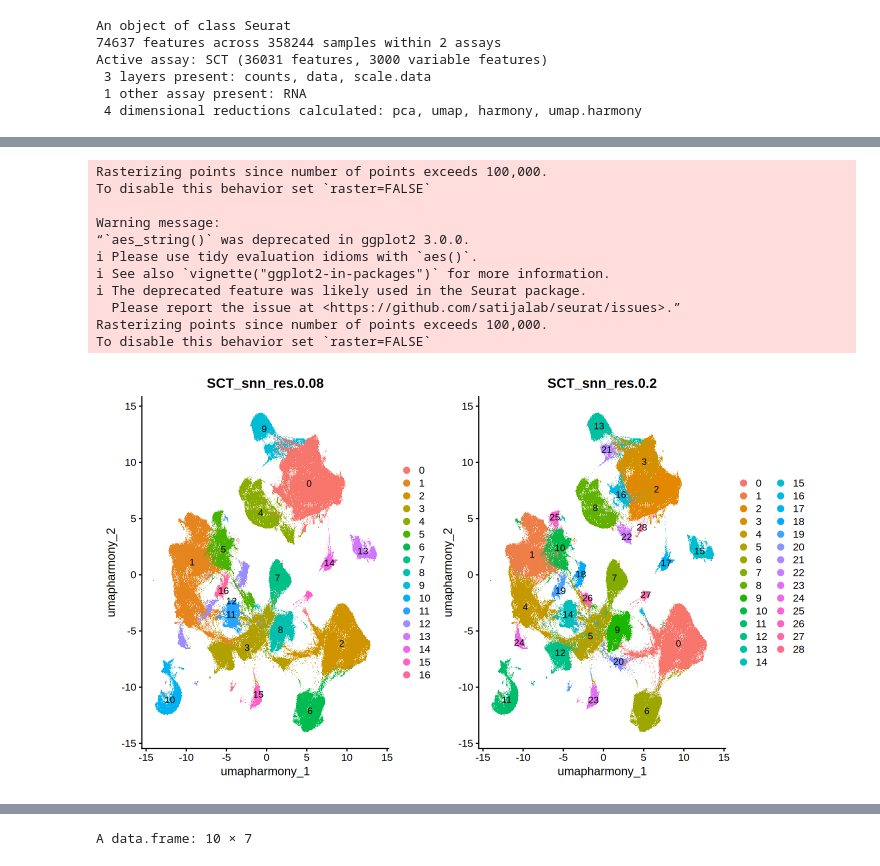
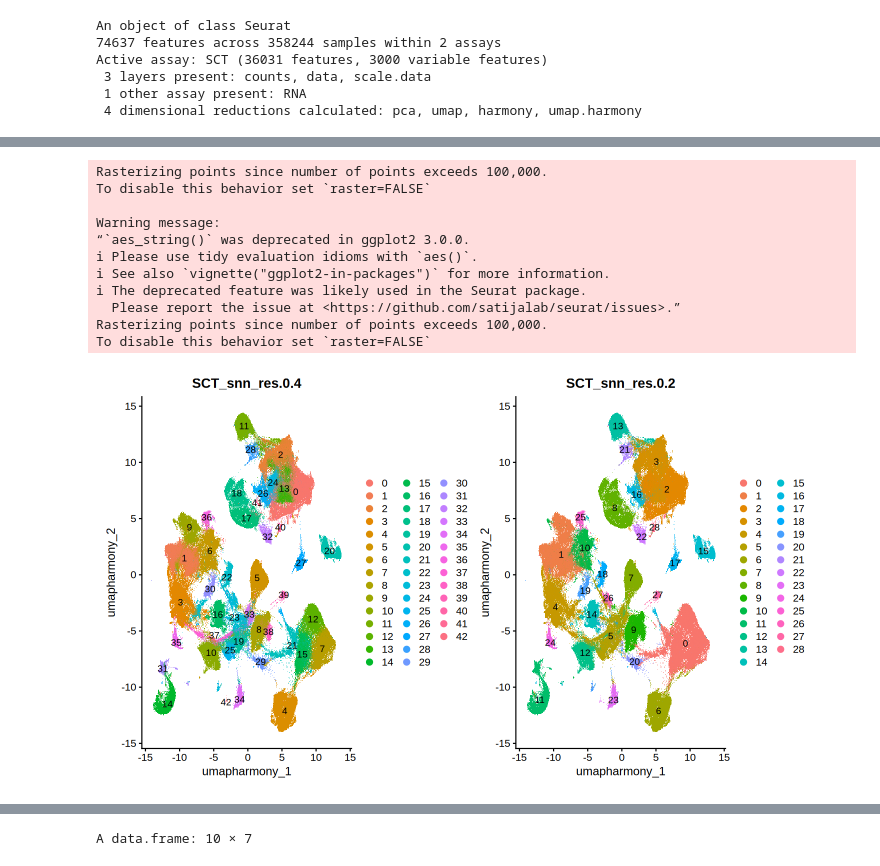
Before and after one commit to bao-mathmod/Gliomas, a Jupyter notebook: 04.upstream/4.3_scRNA/02.downstream/01_integrate_eda.ipynb, the cells around one changed output, grey strips where cells are left out. Saved outputs shown, nothing was run; the diff lists cells and outputs as text; code cells hidden in the pictures.

```diff
--- a/04.upstream/4.3_scRNA/02.downstream/01_integrate_eda.ipynb
+++ b/04.upstream/4.3_scRNA/02.downstream/01_integrate_eda.ipynb
@@ -59,22 +59,22 @@ A data.frame: 6 × 33
 | PRJNA1125010__PRJNA1125010__filte... | PRJNA1125010 | 2965 | 1417 | PRJNA1125010 | PRJNA1125010__filtered_feature_bc... | PRJNA1125010__PRJNA1125010__filte... | GRCh38 | 10x | ... |
 # %%
 options(repr.plot.width = 12)
-p1 <- DimPlot(obj, reduction = 'umap.harmony', group.by = 'SCT_snn_res.0.08', label = TRUE)
+p1 <- DimPlot(obj, reduction = 'umap.harmony', group.by = 'SCT_snn_res.0.4', label = TRUE)
 p2 <- DimPlot(obj, reduction = 'umap.harmony', group.by = 'SCT_snn_res.0.2', label = TRUE)
 p1 | p2
 # %% [output]
 Rasterizing points since number of points exceeds 100,000.
 To disable this behavior set `raster=FALSE`
 
 Warning message:
 “`aes_string()` was deprecated in ggplot2 3.0.0.
 ℹ Please use tidy evaluation idioms with `aes()`.
 ℹ See also `vignette("ggplot2-in-packages")` for more information.
 ℹ The deprecated feature was likely used in the Seurat package.
   Please report the issue at <https://github.com/satijalab/seurat/issues>.”
 Rasterizing points since number of points exceeds 100,000.
 To disable this behavior set `raster=FALSE`
-[figure, old version]
+[figure, new version]
 # %%
 Idents(obj) <- "SCT_snn_res.0.2"
 # %%
```
Also changed, not shown: parts of 23 cells of this notebook.
